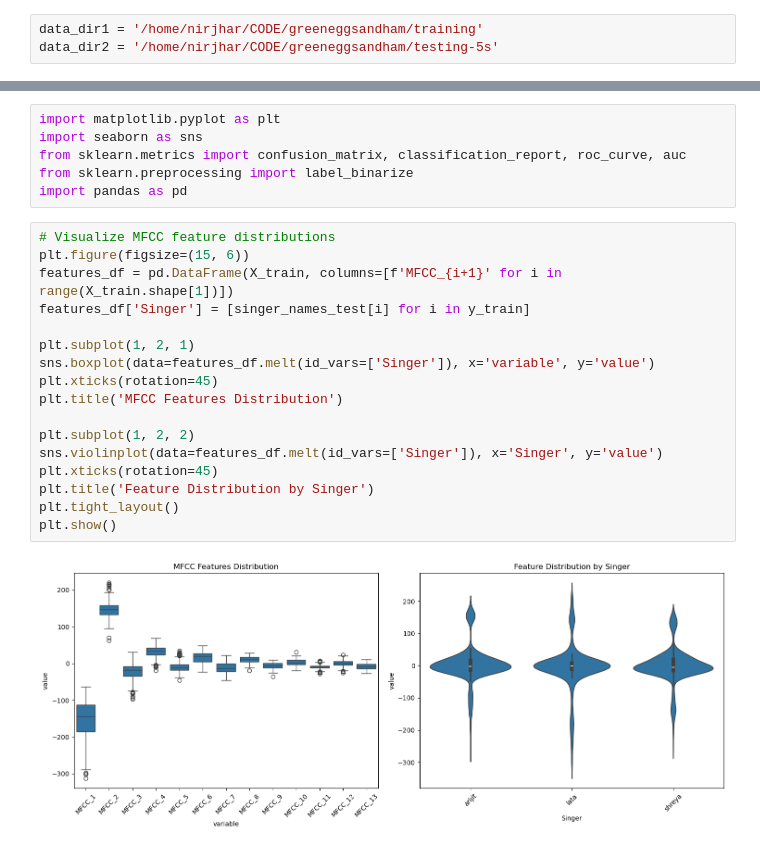
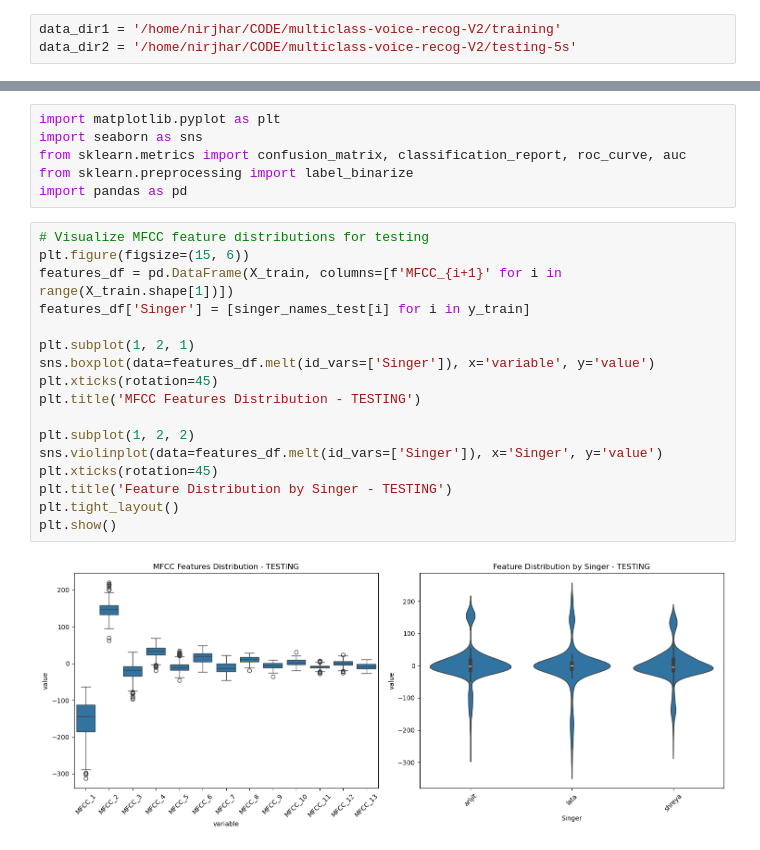
Before and after one commit to dattanirjhar/Voice-Classification-Adv, a Jupyter notebook: multiclass_recog_5s.ipynb, the cells around one changed output, grey strips where cells are left out. Drawn from its saved outputs; the diff is of its cells as text.

```diff
--- a/multiclass_recog_5s.ipynb
+++ b/multiclass_recog_5s.ipynb
@@ -30,8 +30,8 @@ def load_data(data_dir):
                     labels.append(i)
     return np.array(features), np.array(labels), singer_names
 # %%
-data_dir1 = '/home/nirjhar/CODE/greeneggsandham/training'
-data_dir2 = '/home/nirjhar/CODE/greeneggsandham/testing-5s'
+data_dir1 = '/home/nirjhar/CODE/multiclass-voice-recog-V2/training'
+data_dir2 = '/home/nirjhar/CODE/multiclass-voice-recog-V2/testing-5s'
 # %%
 # Load the voice data
 print("Loading voice samples...")
@@ -110,24 +110,24 @@ from sklearn.metrics import confusion_matrix, classification_report, roc_curve,
 from sklearn.preprocessing import label_binarize
 import pandas as pd
 # %%
-# Visualize MFCC feature distributions
+# Visualize MFCC feature distributions for testing
 plt.figure(figsize=(15, 6))
 features_df = pd.DataFrame(X_train, columns=[f'MFCC_{i+1}' for i in range(X_train.shape[1])])
 features_df['Singer'] = [singer_names_test[i] for i in y_train]
 
 plt.subplot(1, 2, 1)
 sns.boxplot(data=features_df.melt(id_vars=['Singer']), x='variable', y='value')
 plt.xticks(rotation=45)
-plt.title('MFCC Features Distribution')
+plt.title('MFCC Features Distribution - TESTING')
 
 plt.subplot(1, 2, 2)
 sns.violinplot(data=features_df.melt(id_vars=['Singer']), x='Singer', y='value')
 plt.xticks(rotation=45)
-plt.title('Feature Distribution by Singer')
+plt.title('Feature Distribution by Singer - TESTING')
 plt.tight_layout()
 plt.show()
 # %% [output]
-[figure, old version]
+[figure, new version]
 # %%
 # Visualize MFCC feature distributions
 plt.figure(figsize=(15, 6))
```
Also changed, not shown: parts of 4 cells of this notebook.
